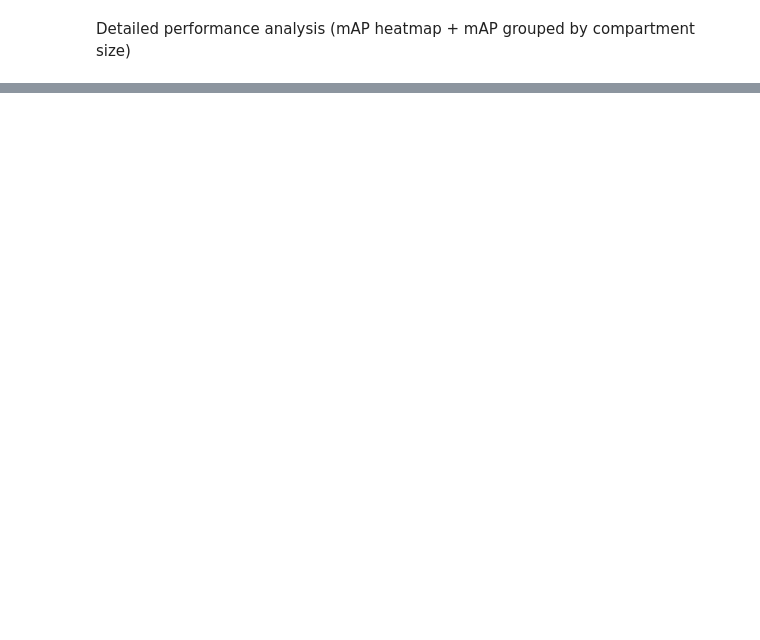
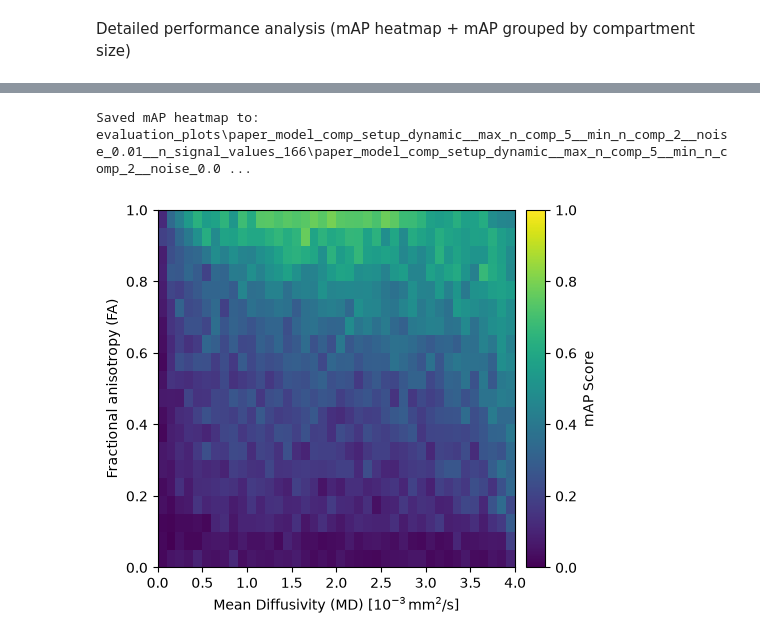
Before and after one commit to SebastianEndtTHI/Diffusion-DETR, a Jupyter notebook: evaluation/evaluation.ipynb, the cells around one changed output, grey strips where cells are left out. Drawn from its saved outputs; the diff is of its cells as text; code cells hidden in the pictures; blank space fills up the shorter version.

```diff
--- a/evaluation/evaluation.ipynb
+++ b/evaluation/evaluation.ipynb
@@ -1093,25 +1104,36 @@ KeyboardInterrupt:
 # %%
 fig, ax = plt.subplots(figsize=(5.5, 5))
+fig.subplots_adjust(left=0.13, right=0.78, top=0.92, bottom=0.13)
 
 # Set background to black so that missing values (NaN) appear black
 ax.set_facecolor('black')
+ax.set_box_aspect(1)
 
 # Use pcolormesh to draw square bins; shading='auto' avoids blank rows/cols
 X, Y = np.meshgrid(xedges, yedges)
 pcm = ax.pcolormesh(X, Y, heatmap_data.T, cmap="viridis", vmin=0, vmax=1.0, shading="flat", edgecolors="face", linewidth=0, rasterized=True)
-cb = fig.colorbar(pcm, ax=ax)
+
+# Place the colorbar explicitly so it does not resize the main axes
+fig.canvas.draw()
+pos = ax.get_position()
+cax = fig.add_axes([pos.x1 + 0.02, pos.y0, 0.035, pos.height])
+cb = fig.colorbar(pcm, cax=cax)
 cb.set_label("mAP Score")
+
 ax.set_xlabel(r'Mean Diffusivity (MD) [$10^{-3} \, \mathrm{mm}^2/\mathrm{s}$]')
 ax.set_ylabel("Fractional anisotropy (FA)")
-ax.set_title("mAP Score Heatmap over MD/FA (0–4 MD, 0–1 FA)")
+# ax.set_title("mAP Score Heatmap over MD/FA (0–4 MD, 0–1 FA)")
 ax.set_xlim(0.0, 4.0)
 ax.set_ylim(0.0, 1.0)
-plt.tight_layout()
 
-heatmap_save_path = os.path.join(save_dir, f"{experiment_name}_map_heatmap.eps")
-plt.savefig(heatmap_save_path, format='eps', dpi=300)
+
+heatmap_save_path = os.path.join(save_dir, f"{experiment_name}_map_heatmap.svg")
+plt.savefig(heatmap_save_path, format='svg', bbox_inches='tight', dpi=300)
 print(f"Saved mAP heatmap to: {heatmap_save_path}")
 plt.show()
+# %% [output]
+Saved mAP heatmap to: evaluation_plots\paper_model_comp_setup_dynamic__max_n_comp_5__min_n_comp_2__noise_0.01__n_signal_values_166\paper_model_comp_setup_dynamic__max_n_comp_5__min_n_comp_2__noise_0.0 ...
+[figure, added]
 # %%
 def calculate_weight_map(df, extnc_threshold=0.0, nd_threshold=0.07, w_small=0.3, w_large=0.6):
     """
```
Also changed, not shown: parts of 12 cells of this notebook, 4 other files.
